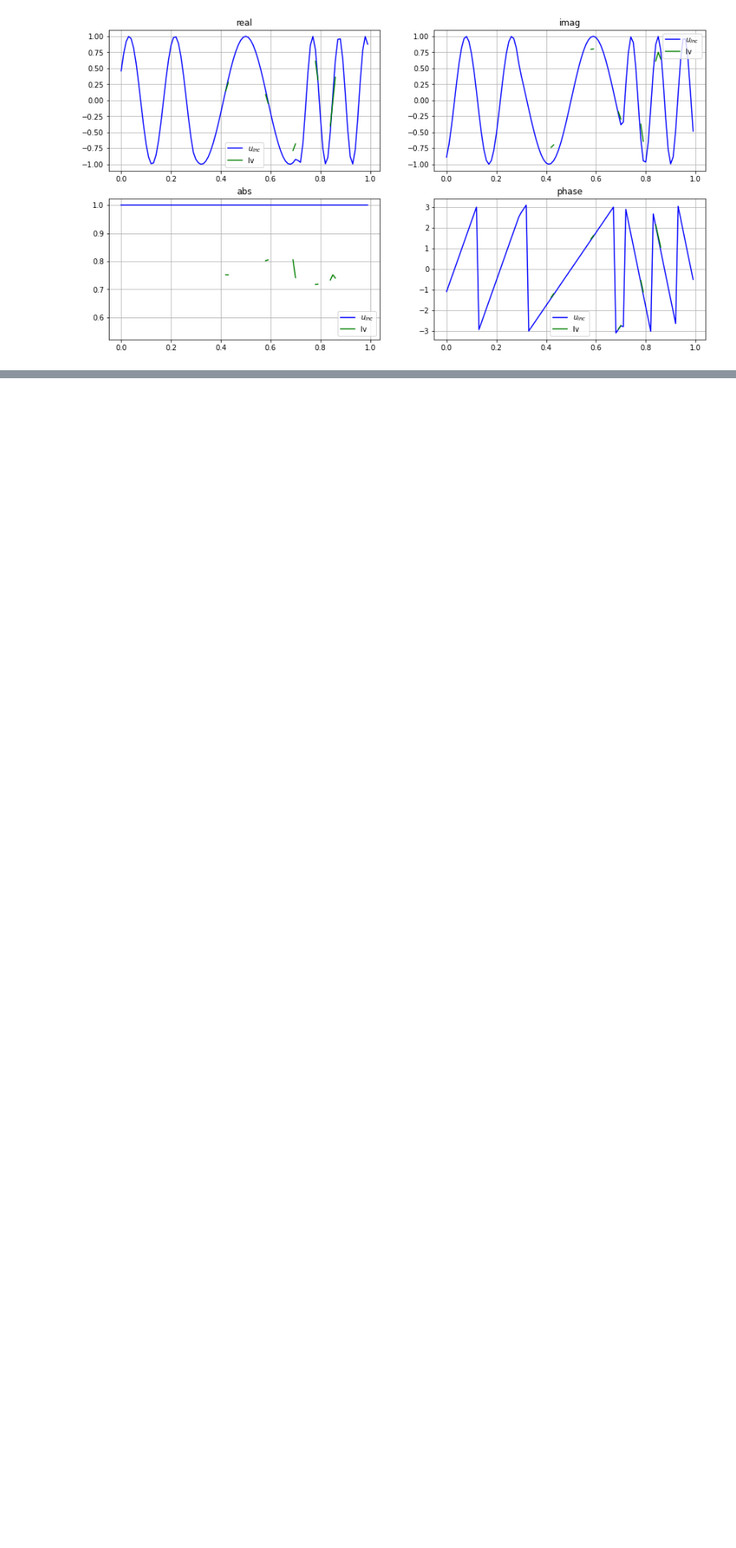
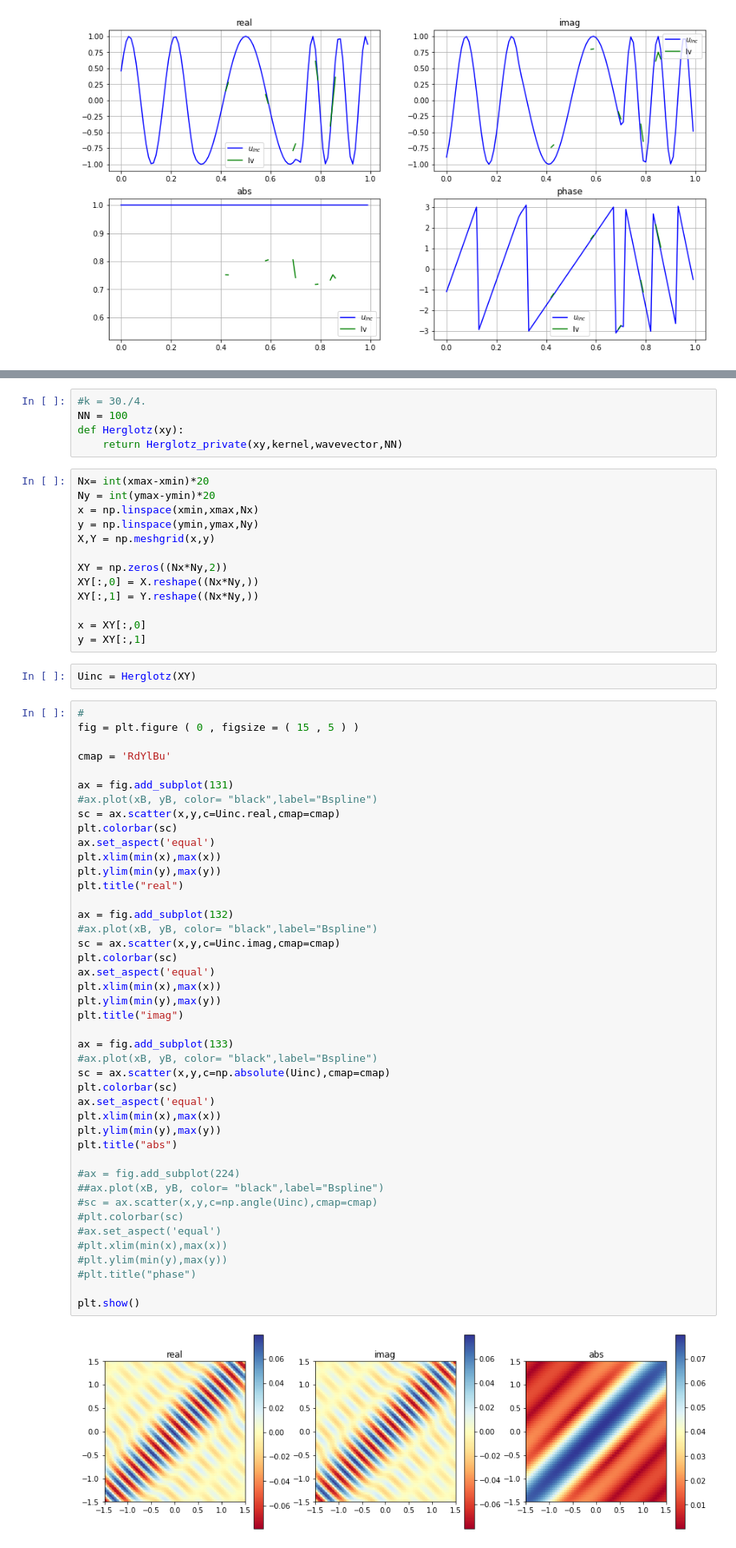
Before and after one commit to EliaStocco/Bspline, a Jupyter notebook: python/BEM-triangle.ipynb, the cells around one changed output, grey strips where cells are left out. Shown at 80% size. Saved outputs shown, nothing was run; the diff lists cells and outputs as text; blank space fills up the shorter version.

```diff
--- a/python/BEM-triangle.ipynb
+++ b/python/BEM-triangle.ipynb
@@ -589,0 +640,65 @@ plt.show()
+# %%
+#k = 30./4.
+NN = 100
+def Herglotz(xy):
+    return Herglotz_private(xy,kernel,wavevector,NN)
+# %%
+Nx= int(xmax-xmin)*20
+Ny = int(ymax-ymin)*20
+x = np.linspace(xmin,xmax,Nx)
+y = np.linspace(ymin,ymax,Ny)
+X,Y = np.meshgrid(x,y)
+
+XY = np.zeros((Nx*Ny,2))
+XY[:,0] = X.reshape((Nx*Ny,))
+XY[:,1] = Y.reshape((Nx*Ny,))
+
+x = XY[:,0]
+y = XY[:,1]
+# %%
+Uinc = Herglotz(XY)
+# %%
+#
+fig = plt.figure ( 0 , figsize = ( 15 , 5 ) )
+
+cmap = 'RdYlBu'
+
+ax = fig.add_subplot(131)
+#ax.plot(xB, yB, color= "black",label="Bspline")
+sc = ax.scatter(x,y,c=Uinc.real,cmap=cmap)
+plt.colorbar(sc)
+ax.set_aspect('equal')
+plt.xlim(min(x),max(x))
+plt.ylim(min(y),max(y))
+plt.title("real")
+
+ax = fig.add_subplot(132)
+#ax.plot(xB, yB, color= "black",label="Bspline")
+sc = ax.scatter(x,y,c=Uinc.imag,cmap=cmap)
+plt.colorbar(sc)
+ax.set_aspect('equal')
+plt.xlim(min(x),max(x))
+plt.ylim(min(y),max(y))
+plt.title("imag")
+
+ax = fig.add_subplot(133)
+#ax.plot(xB, yB, color= "black",label="Bspline")
+sc = ax.scatter(x,y,c=np.absolute(Uinc),cmap=cmap)
+plt.colorbar(sc)
+ax.set_aspect('equal')
+plt.xlim(min(x),max(x))
+plt.ylim(min(y),max(y))
+plt.title("abs")
+
+#ax = fig.add_subplot(224)
+##ax.plot(xB, yB, color= "black",label="Bspline")
+#sc = ax.scatter(x,y,c=np.angle(Uinc),cmap=cmap)
+#plt.colorbar(sc)
+#ax.set_aspect('equal')
+#plt.xlim(min(x),max(x))
+#plt.ylim(min(y),max(y))
+#plt.title("phase")
+
+plt.show()
+# %% [output]
+[figure, added]
```
Also changed, not shown: parts of 24 cells of this notebook, 8 other files.
